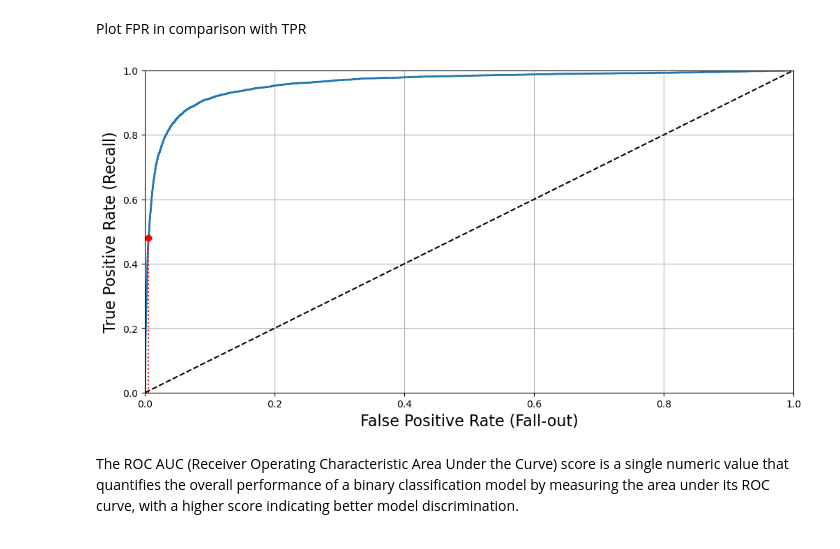
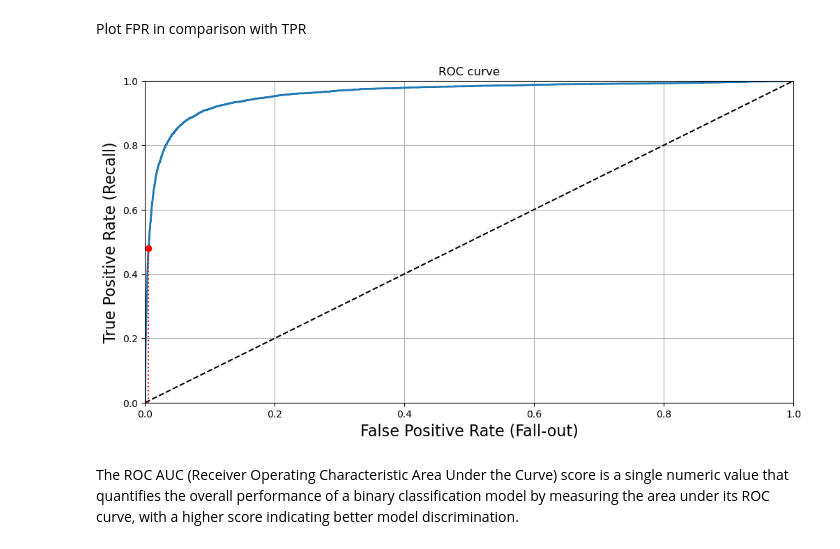
Before and after one commit to Ivan-Grigorev/Hands_On_ML, a Jupyter notebook: chapter_03.ipynb, the cells around one changed output. Drawn from its saved outputs; the diff is of its cells as text; code cells hidden in the pictures.

```diff
--- a/chapter_03.ipynb
+++ b/chapter_03.ipynb
@@ -433,34 +433,35 @@ def plot_roc_curve(fpr, tpr, label=None):
         [0, 1],
         'k--'  # dashed diagonal
     )
     plt.axis([0, 1, 0, 1])
     plt.xlabel('False Positive Rate (Fall-out)', fontsize=16)
     plt.ylabel('True Positive Rate (Recall)', fontsize=16)
     plt.grid(True)
 
 plt.figure(figsize=(12, 6))
 plot_roc_curve(fpr=fpr, tpr=tpr)
 
 fpr_90 = fpr[np.argmax(tpr >= recall_90_precision)]
 
 plt.plot(
     [fpr_90, fpr_90],
     [0., recall_90_precision],
     'r:'
 )
 plt.plot(
     [0.0, fpr_90],
     [recall_90_precision, recall_90_precision],
     'r:'
 )
 plt.plot(
     [fpr_90],
     [recall_90_precision],
     'ro'
 )
+plt.title('ROC curve')
 plt.show()
 # %% [output]
-[figure, old version]
+[figure, new version]
 # %% [markdown]
 The ROC AUC (Receiver Operating Characteristic Area Under the Curve) score is a single numeric value that quantifies the overall performance of a binary classification model by measuring the area under its ROC curve, with a higher score indicating better model discrimination.
 # %%
```
Also changed, not shown: parts of 17 cells of this notebook.
